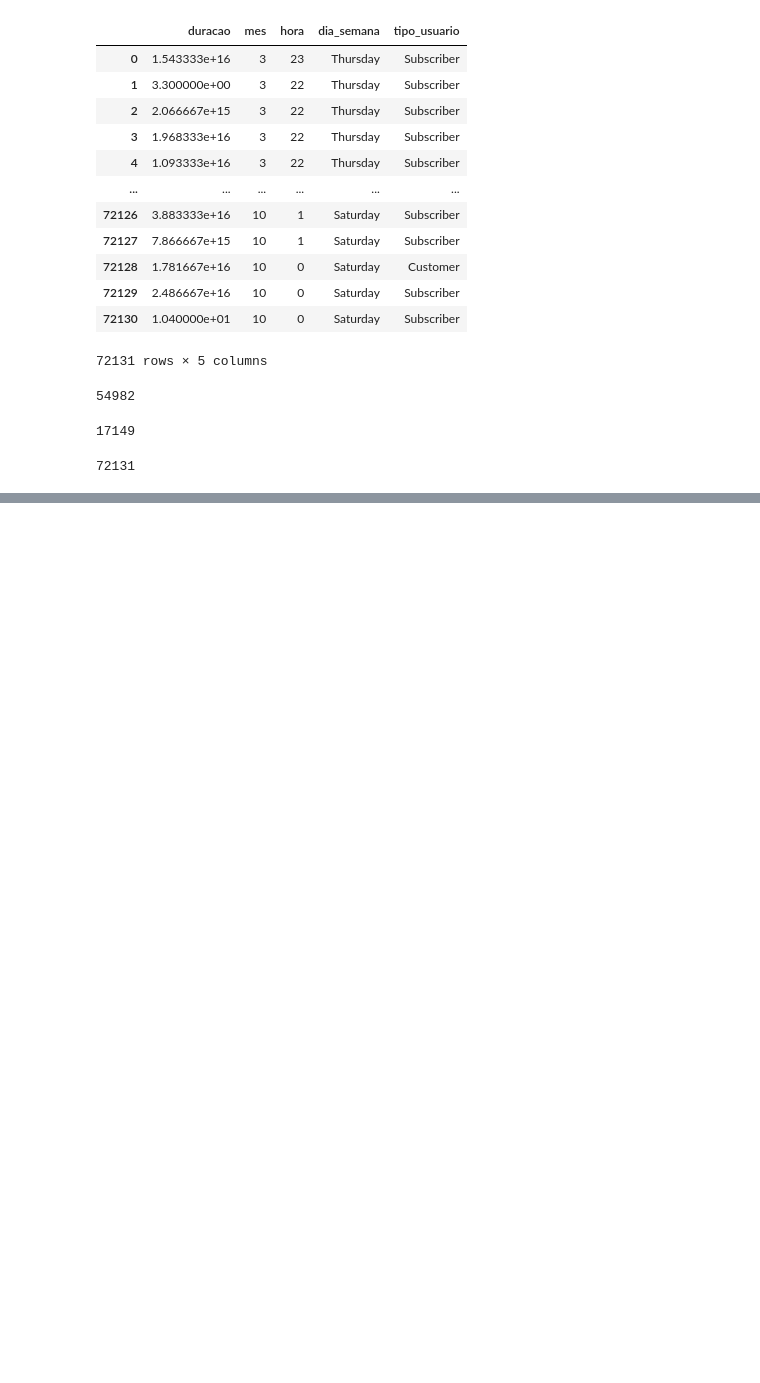
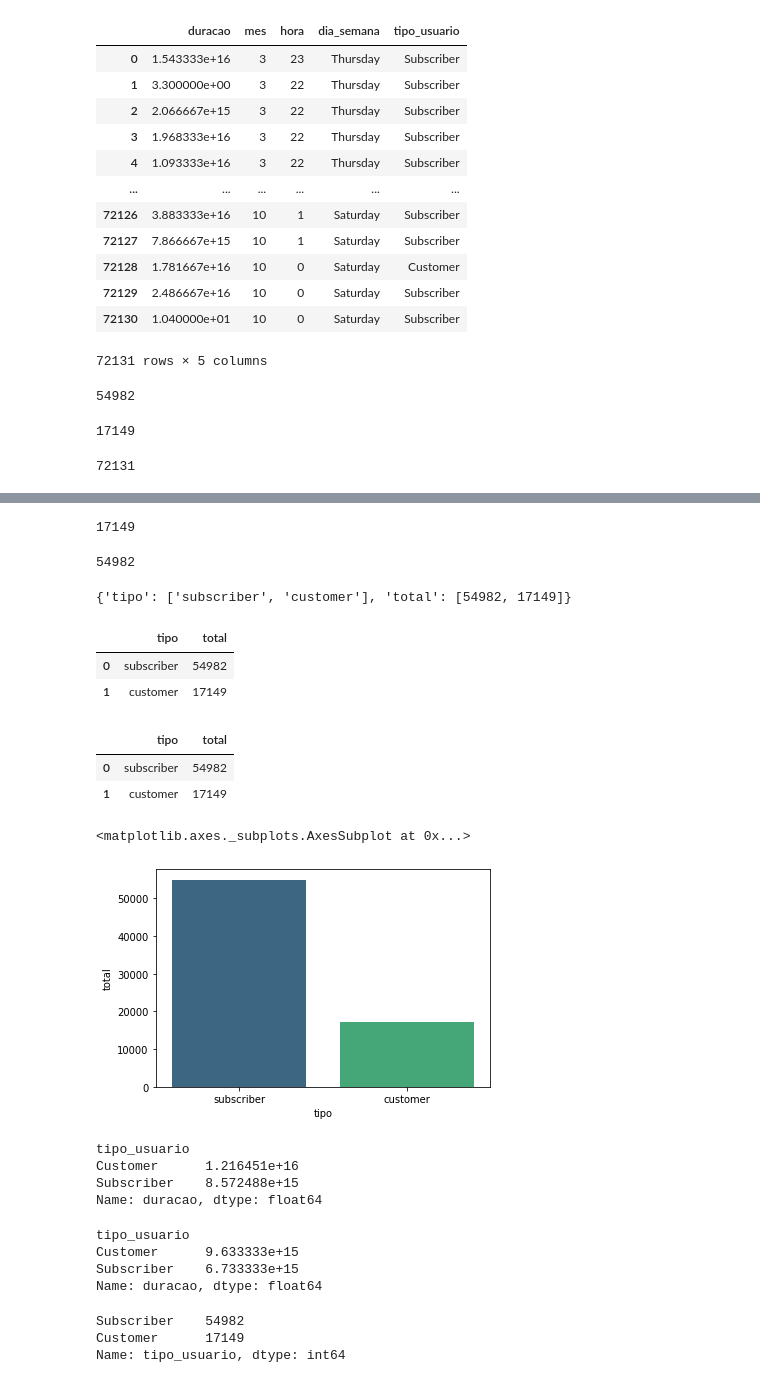
Before and after one commit to gabrielcn/Bike_Sharing, a Jupyter notebook: cyclistic_bike_share.ipynb, the cells around one changed output, grey strips where cells are left out. Saved outputs shown, nothing was run; the diff lists cells and outputs as text; code cells hidden in the pictures; blank space fills up the shorter version.

```diff
--- a/cyclistic_bike_share.ipynb
+++ b/cyclistic_bike_share.ipynb
@@ -404,11 +404,15 @@ df_chicago.loc[df_chicago.tipo_usuario=='Subscriber'].value_counts().sum() #Loca
 #Obs: Não sabemos se tem usuário repetido na tabela, vamos usar a abordagem de frequencia para saber se usuários cadastrados são mais frequentes que usuários customizados
 # %% [output]
 54982
+# %%
+subscriber_chicago = df_chicago.loc[df_chicago.tipo_usuario=='Subscriber'].value_counts().sum()
 # %%
 df_chicago.loc[df_chicago.tipo_usuario=='Customer'].value_counts().sum() #Localiza a coluna tipo_usuario e conta todos que são "Customer" e a função sum, soma tudo.
 #Obs: Não sabemos se tem usuário repetido na tabela, vamos usar a abordagem de frequencia para saber se usuários cadastrados são mais frequentes que usuários customizados
 # %% [output]
 17149
+# %%
+customer_chicago = df_chicago.loc[df_chicago.tipo_usuario=='Customer'].value_counts().sum()
 # %%
 54982 + _
 # %% [output]
@@ -415,0 +629,50 @@ df_chicago.loc[df_chicago.tipo_usuario=='Customer'].value_counts().sum() #Locali
+# %%
+customer_chicago
+# %% [output]
+17149
+# %%
+subscriber_chicago
+# %% [output]
+54982
+# %%
+df_usuarios_chicago = {
+    'tipo' : ['subscriber', 'customer'],
+    'total' : [subscriber_chicago, customer_chicago]
+    # {} dicionário do python
+}
+
+df_usuarios_chicago
+# %% [output]
+{'tipo': ['subscriber', 'customer'], 'total': [54982, 17149]}
+# %%
+pd.DataFrame(df_usuarios_chicago) #Cria ou transforma em dataframe em cima de 'df_usuarios_chicago' que acabei de criar como dicionario
+# %% [output]
+|  | tipo | total |
+| 0 | subscriber | 54982 |
+| 1 | customer | 17149 |
+# %%
+df_usuarios_chicago = pd.DataFrame(df_usuarios_chicago) #É um costume sobrescrever a variável, mas não é necessário
+df_usuarios_chicago
+# %% [output]
+|  | tipo | total |
+| 0 | subscriber | 54982 |
+| 1 | customer | 17149 |
+# %%
+sns.barplot(x="tipo", y="total", data = df_usuarios_chicago, palette = "viridis") #Gráfico de barras com seaborn, definindo o "tipo" no eixo x e o "total" no eixo y, extraido do DF df_usuarios_chicago
+# %% [output]
+<matplotlib.axes._subplots.AxesSubplot at 0x...>
+[figure, added]
+# %%
+df_chicago.groupby("tipo_usuario").mean()["duracao"] # Duração média por tipo de usuário
+# %% [output]
+tipo_usuario
+Customer      1.216451e+16
+Subscriber    8.572488e+15
+Name: duracao, dtype: float64
+# %%
+df_chicago.groupby("tipo_usuario").median()["duracao"] # Mediana
+# %% [output]
+tipo_usuario
+Customer      9.633333e+15
+Subscriber    6.733333e+15
+Name: duracao, dtype: float64
@@ -415,0 +681,6 @@ df_chicago.loc[df_chicago.tipo_usuario=='Customer'].value_counts().sum() #Locali
+# %%
+total_tipo_usuarios_chicago
+# %% [output]
+Subscriber    54982
+Customer      17149
+Name: tipo_usuario, dtype: int64
```
Also changed, not shown: parts of 25 cells of this notebook.
